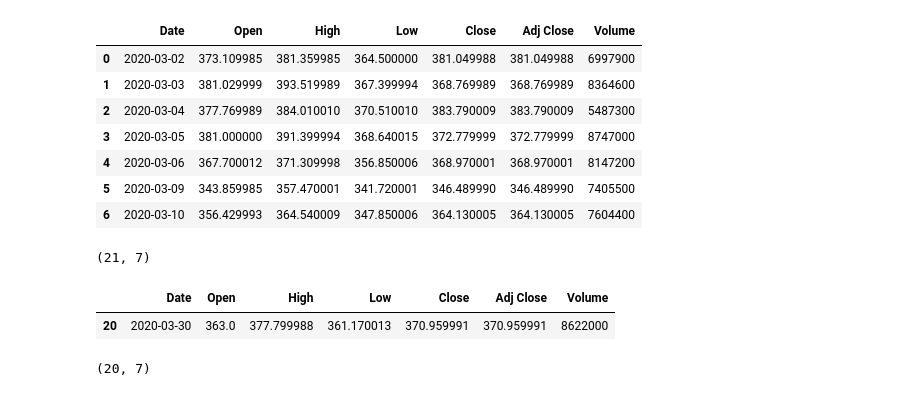
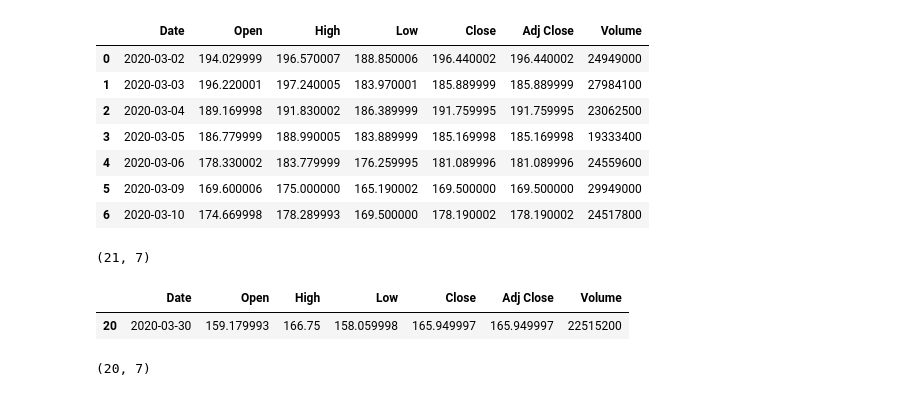
Before and after one commit to MarosMajk/DataScience, a Jupyter notebook: SVM-Models/SVM-model.ipynb, the cells around one changed output. Cells and saved outputs as stored; diff of their text form; code cells hidden in the pictures.

```diff
--- a/SVM-Models/SVM-model.ipynb
+++ b/SVM-Models/SVM-model.ipynb
@@ -10,17 +10,17 @@ import numpy as np
 from sklearn.svm import SVR
 import matplotlib.pyplot as plt
 # %%
-dataset = pd.read_csv("NFLX.csv")
+dataset = pd.read_csv("FB.csv")
 dataset.head(7)
 # %% [output]
 |  | Date | Open | High | Low | Close | Adj Close | Volume |
-| 0 | 2020-03-02 | 373.109985 | 381.359985 | 364.500000 | 381.049988 | 381.049988 | 6997900 |
-| 1 | 2020-03-03 | 381.029999 | 393.519989 | 367.399994 | 368.769989 | 368.769989 | 8364600 |
-| 2 | 2020-03-04 | 377.769989 | 384.010010 | 370.510010 | 383.790009 | 383.790009 | 5487300 |
-| 3 | 2020-03-05 | 381.000000 | 391.399994 | 368.640015 | 372.779999 | 372.779999 | 8747000 |
-| 4 | 2020-03-06 | 367.700012 | 371.309998 | 356.850006 | 368.970001 | 368.970001 | 8147200 |
-| 5 | 2020-03-09 | 343.859985 | 357.470001 | 341.720001 | 346.489990 | 346.489990 | 7405500 |
-| 6 | 2020-03-10 | 356.429993 | 364.540009 | 347.850006 | 364.130005 | 364.130005 | 7604400 |
+| 0 | 2020-03-02 | 194.029999 | 196.570007 | 188.850006 | 196.440002 | 196.440002 | 24949000 |
+| 1 | 2020-03-03 | 196.220001 | 197.240005 | 183.970001 | 185.889999 | 185.889999 | 27984100 |
+| 2 | 2020-03-04 | 189.169998 | 191.830002 | 186.389999 | 191.759995 | 191.759995 | 23062500 |
+| 3 | 2020-03-05 | 186.779999 | 188.990005 | 183.889999 | 185.169998 | 185.169998 | 19333400 |
+| 4 | 2020-03-06 | 178.330002 | 183.779999 | 176.259995 | 181.089996 | 181.089996 | 24559600 |
+| 5 | 2020-03-09 | 169.600006 | 175.000000 | 165.190002 | 169.500000 | 169.500000 | 29949000 |
+| 6 | 2020-03-10 | 174.669998 | 178.289993 | 169.500000 | 178.190002 | 178.190002 | 24517800 |
 # %%
 dates = []
 prices = []
@@ -32,7 +32,7 @@ dataset.shape
 dataset.tail(1)
 # %% [output]
 |  | Date | Open | High | Low | Close | Adj Close | Volume |
-| 20 | 2020-03-30 | 363.0 | 377.799988 | 361.170013 | 370.959991 | 370.959991 | 8622000 |
+| 20 | 2020-03-30 | 159.179993 | 166.75 | 158.059998 | 165.949997 | 165.949997 | 22515200 |
 # %%
 dataset = dataset.head(len(dataset)-1)
 print(dataset.shape)
```
Also changed, not shown: parts of 2 cells of this notebook, 8 other files.
